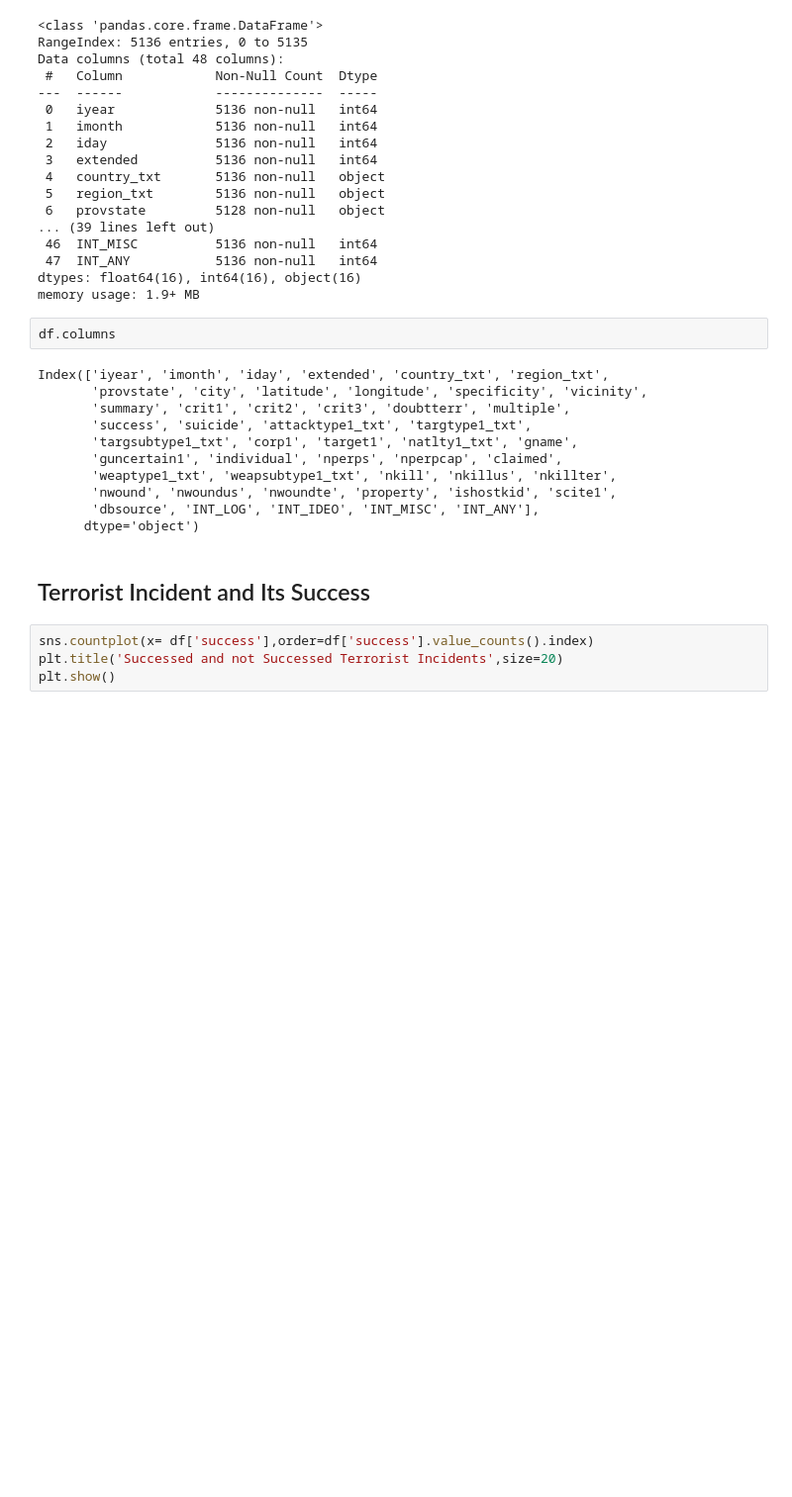
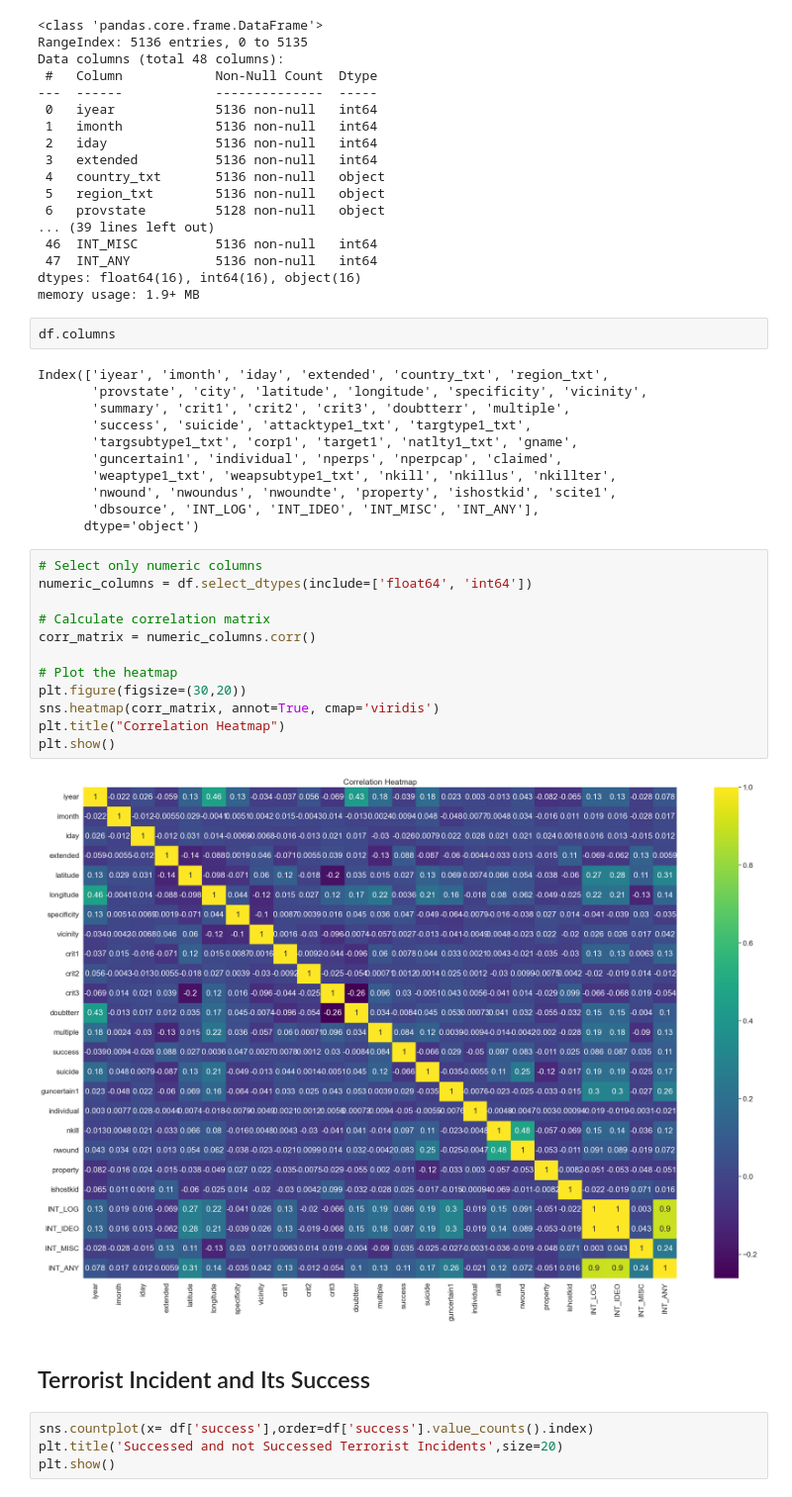
Before and after one commit to baafbass/Casptone_Project_For_SDG, a Jupyter notebook: Terrorism_attack.ipynb, the cells around one changed output. Shown at 99% size. Cells and saved outputs as stored; diff of their text form; blank space fills up the shorter version.

Commit message:
correlation and some issues fixed

```diff
--- a/Terrorism_attack.ipynb
+++ b/Terrorism_attack.ipynb
@@ -221,6 +243,20 @@ Index(['iyear', 'imonth', 'iday', 'extended', 'country_txt', 'region_txt',
        'nwound', 'nwoundus', 'nwoundte', 'property', 'ishostkid', 'scite1',
        'dbsource', 'INT_LOG', 'INT_IDEO', 'INT_MISC', 'INT_ANY'],
       dtype='object')
+# %%
+# Select only numeric columns
+numeric_columns = df.select_dtypes(include=['float64', 'int64'])
+
+# Calculate correlation matrix
+corr_matrix = numeric_columns.corr()
+
+# Plot the heatmap
+plt.figure(figsize=(30,20))
+sns.heatmap(corr_matrix, annot=True, cmap='viridis')
+plt.title("Correlation Heatmap")
+plt.show()
+# %% [output]
+[figure, added]
 # %% [markdown]
 ## Terrorist Incident and Its Success
 # %%
```
Also changed, not shown: parts of 35 cells of this notebook, 1 other file.
